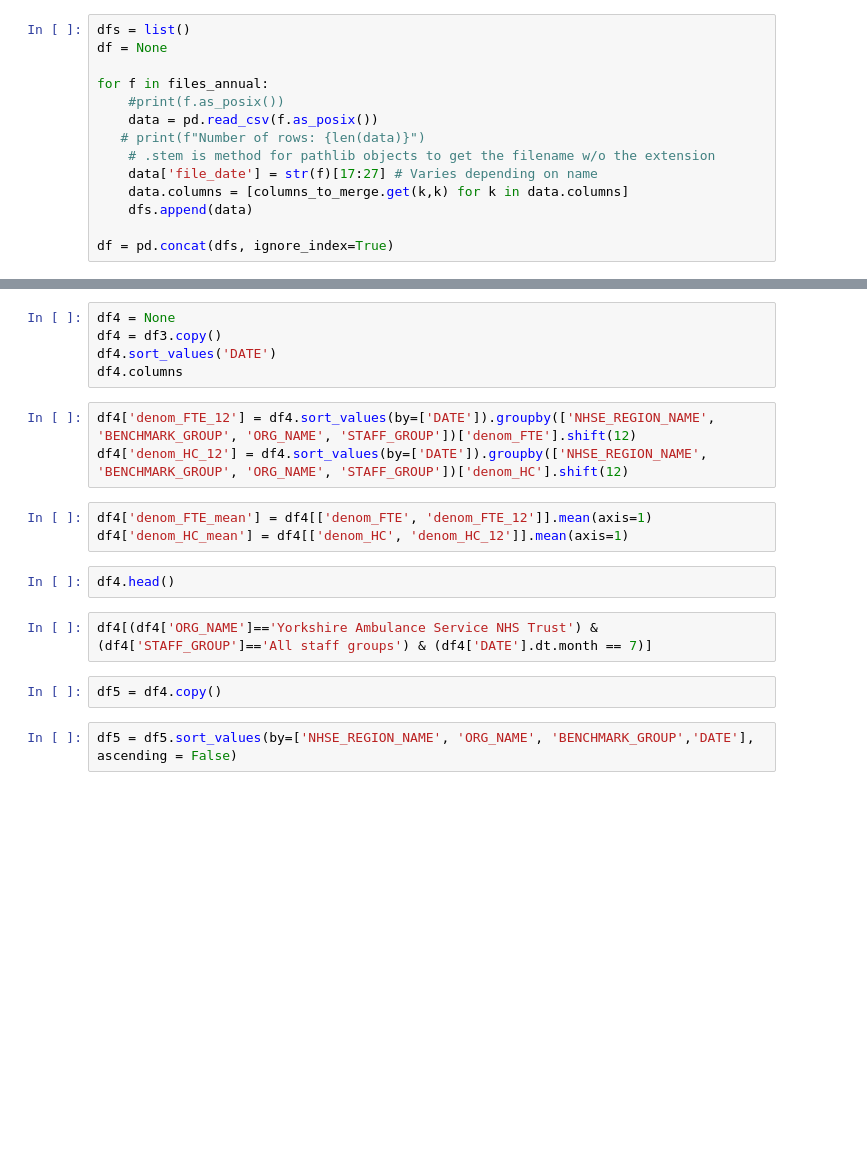
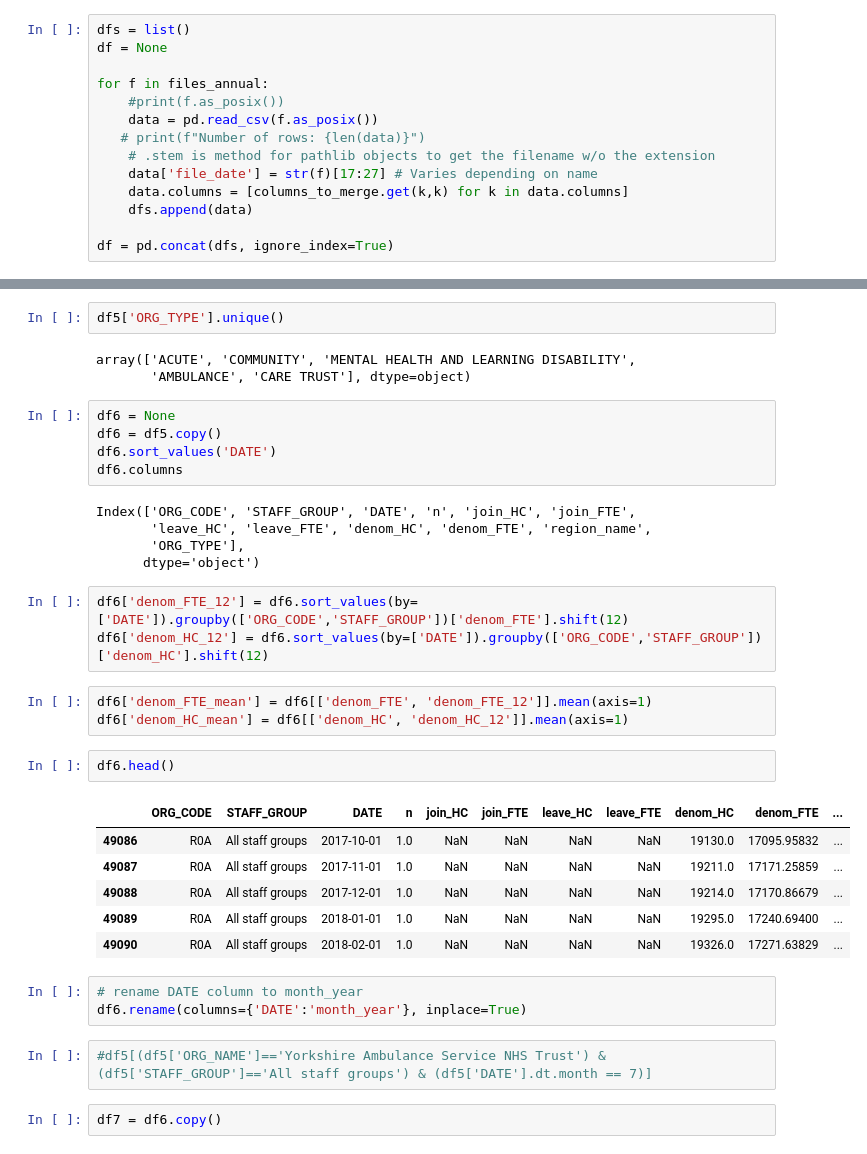
Before and after one commit to marierrogers/HSMAproject2023, a Jupyter notebook: 01_data/data_wrangling/4b-wrangle-turnover.ipynb, the cells around one changed output, grey strips where cells are left out. Cells and saved outputs as stored; diff of their text form; blank space fills up the shorter version.

```diff
--- a/01_data/data_wrangling/4b-wrangle-turnover.ipynb
+++ b/01_data/data_wrangling/4b-wrangle-turnover.ipynb
@@ -82,19 +200,37 @@ df3 = df3[df3['ORG_NAME'].str.contains("CCG|ICB")==False]
+# %%
+df5['ORG_TYPE'].unique()
+# %% [output]
+array(['ACUTE', 'COMMUNITY', 'MENTAL HEALTH AND LEARNING DISABILITY',
+       'AMBULANCE', 'CARE TRUST'], dtype=object)
 # %%
-df4 = None
-df4 = df3.copy()
-df4.sort_values('DATE')
-df4.columns
+df6 = None
+df6 = df5.copy()
+df6.sort_values('DATE')
+df6.columns
+# %% [output]
+Index(['ORG_CODE', 'STAFF_GROUP', 'DATE', 'n', 'join_HC', 'join_FTE',
+       'leave_HC', 'leave_FTE', 'denom_HC', 'denom_FTE', 'region_name',
+       'ORG_TYPE'],
+      dtype='object')
 # %%
-df4['denom_FTE_12'] = df4.sort_values(by=['DATE']).groupby(['NHSE_REGION_NAME', 'BENCHMARK_GROUP', 'ORG_NAME', 'STAFF_GROUP'])['denom_FTE'].shift(12)
-df4['denom_HC_12'] = df4.sort_values(by=['DATE']).groupby(['NHSE_REGION_NAME', 'BENCHMARK_GROUP', 'ORG_NAME', 'STAFF_GROUP'])['denom_HC'].shift(12)
+df6['denom_FTE_12'] = df6.sort_values(by=['DATE']).groupby(['ORG_CODE','STAFF_GROUP'])['denom_FTE'].shift(12)
+df6['denom_HC_12'] = df6.sort_values(by=['DATE']).groupby(['ORG_CODE','STAFF_GROUP'])['denom_HC'].shift(12)
 # %%
-df4['denom_FTE_mean'] = df4[['denom_FTE', 'denom_FTE_12']].mean(axis=1)
-df4['denom_HC_mean'] = df4[['denom_HC', 'denom_HC_12']].mean(axis=1)
+df6['denom_FTE_mean'] = df6[['denom_FTE', 'denom_FTE_12']].mean(axis=1)
+df6['denom_HC_mean'] = df6[['denom_HC', 'denom_HC_12']].mean(axis=1)
 # %%
-df4.head()
+df6.head()
+# %% [output]
+|  | ORG_CODE | STAFF_GROUP | DATE | n | join_HC | join_FTE | leave_HC | leave_FTE | denom_HC | denom_FTE | ... |
+| 49086 | R0A | All staff groups | 2017-10-01 | 1.0 | NaN | NaN | NaN | NaN | 19130.0 | 17095.95832 | ... |
+| 49087 | R0A | All staff groups | 2017-11-01 | 1.0 | NaN | NaN | NaN | NaN | 19211.0 | 17171.25859 | ... |
+| 49088 | R0A | All staff groups | 2017-12-01 | 1.0 | NaN | NaN | NaN | NaN | 19214.0 | 17170.86679 | ... |
+| 49089 | R0A | All staff groups | 2018-01-01 | 1.0 | NaN | NaN | NaN | NaN | 19295.0 | 17240.69400 | ... |
+| 49090 | R0A | All staff groups | 2018-02-01 | 1.0 | NaN | NaN | NaN | NaN | 19326.0 | 17271.63829 | ... |
+# %%
+# rename DATE column to month_year
+df6.rename(columns={'DATE':'month_year'}, inplace=True)
 # %%
-df4[(df4['ORG_NAME']=='Yorkshire Ambulance Service NHS Trust') & (df4['STAFF_GROUP']=='All staff groups') & (df4['DATE'].dt.month == 7)]
+#df5[(df5['ORG_NAME']=='Yorkshire Ambulance Service NHS Trust') & (df5['STAFF_GROUP']=='All staff groups') & (df5['DATE'].dt.month == 7)]
-# %%
-df5 = df4.copy()
-# %%
-df5 = df5.sort_values(by=['NHSE_REGION_NAME', 'ORG_NAME', 'BENCHMARK_GROUP','DATE'], ascending = False)
+# %%
+df7 = df6.copy()
```
Also changed, not shown: parts of 23 cells of this notebook, 6 other files.
